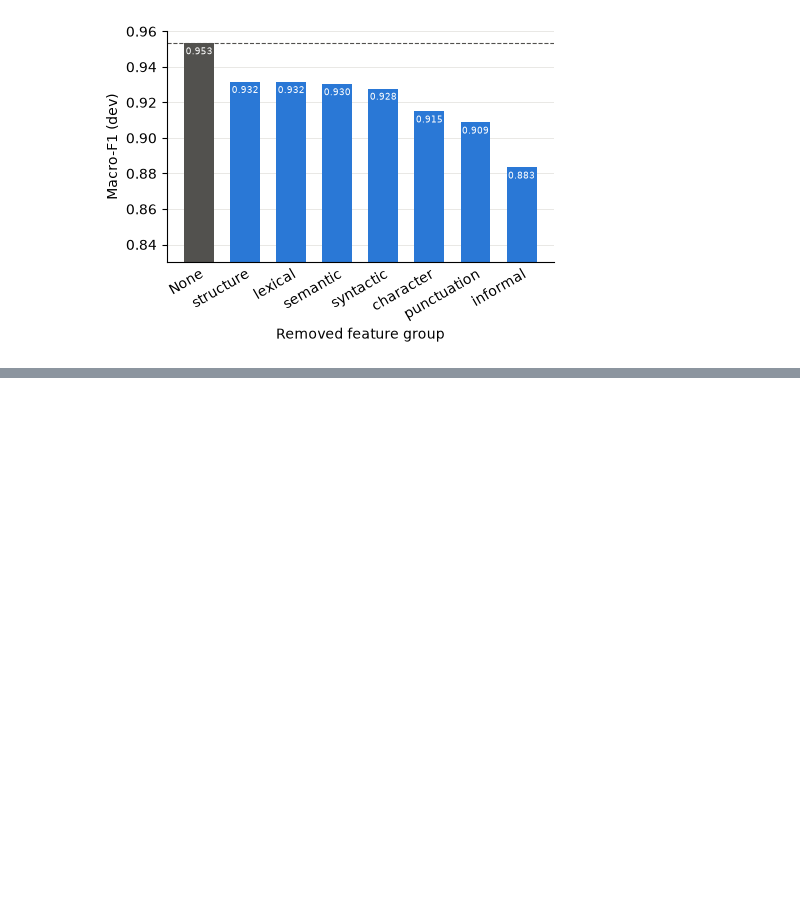
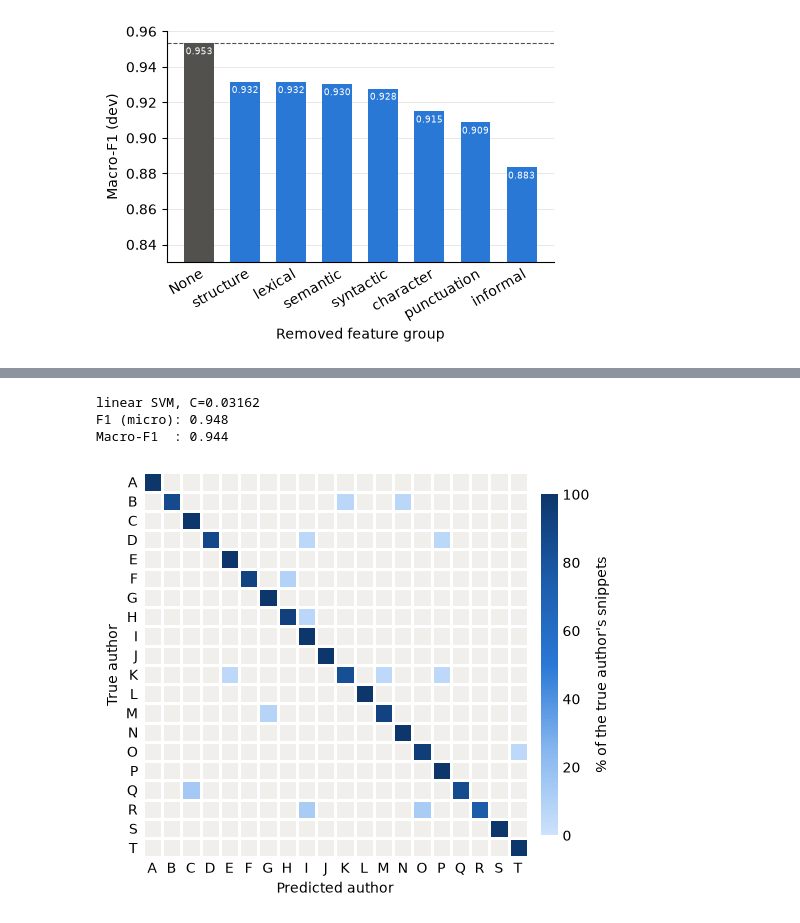
Before and after one commit to franciscacarneiro/TxMM_assignment3, a Jupyter notebook: attribution.ipynb, the cells around one changed output, grey strips where cells are left out. Saved outputs shown, nothing was run; the diff lists cells and outputs as text; code cells hidden in the pictures; blank space fills up the shorter version.

Commit message:
Add final run on test set

```diff
--- a/attribution.ipynb
+++ b/attribution.ipynb
@@ -151,0 +156,19 @@ ax.figure.savefig("outputs/ablation.png", dpi=300, bbox_inches="tight")
+# %%
+from sklearn.base import clone
+
+test_texts, test_y = splits["test"]
+test_X = extract_all(test_texts)
+
+final = Classifier(clone(best_clf)).train(train_X + dev_X, train_y + dev_y)
+test_pred = final.predict(test_X)
+
+print(f"{best_name}, C={best_C:.4g}")
+print("F1 (micro):", round(f1(test_y, test_pred), 3))
+print("Macro-F1  :", round(macro_f1(test_y, test_pred), 3))
+ax = confusion(test_y, test_pred)
+ax.figure.savefig("outputs/confusion_test.png", dpi=300, bbox_inches="tight")
+# %% [output]
+linear SVM, C=0.03162
+F1 (micro): 0.948
+Macro-F1  : 0.944
+[figure, added]
```
Also changed, not shown: parts of 1 cell of this notebook, 1 other file.
